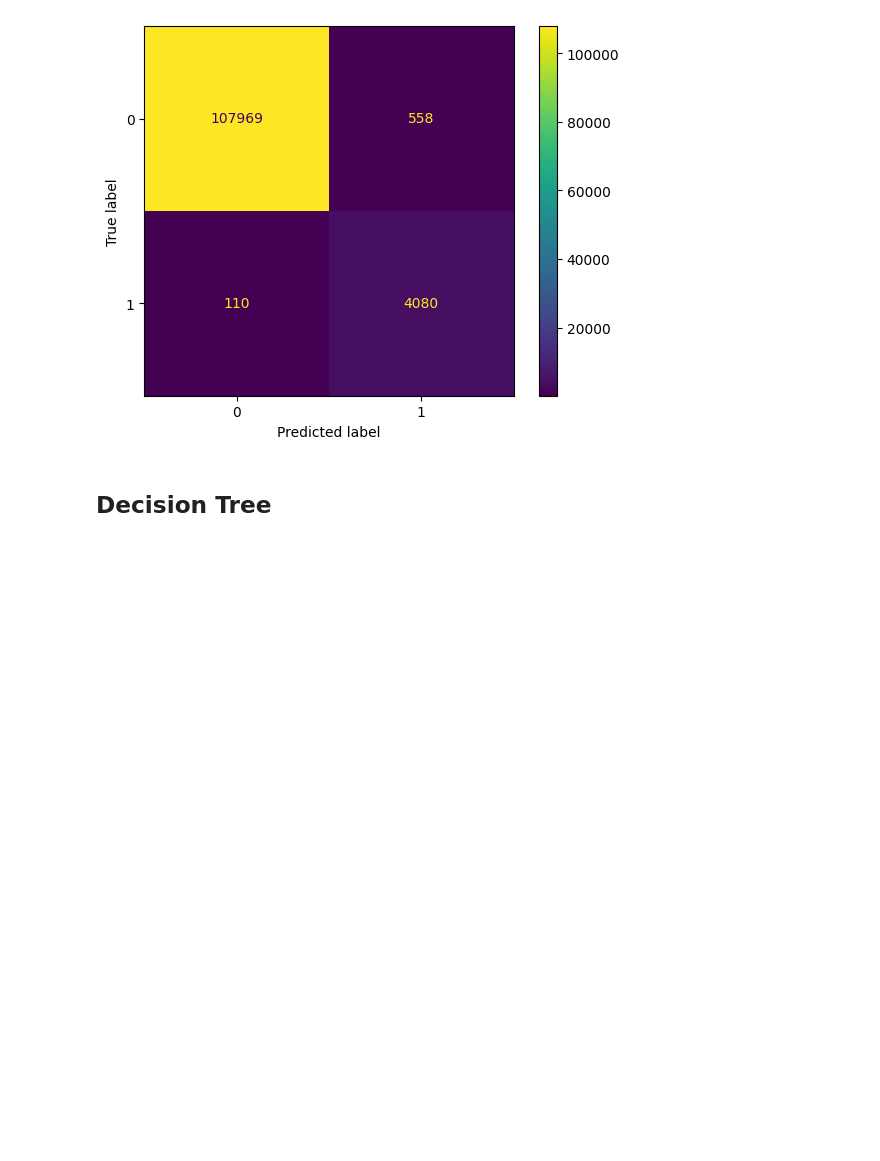
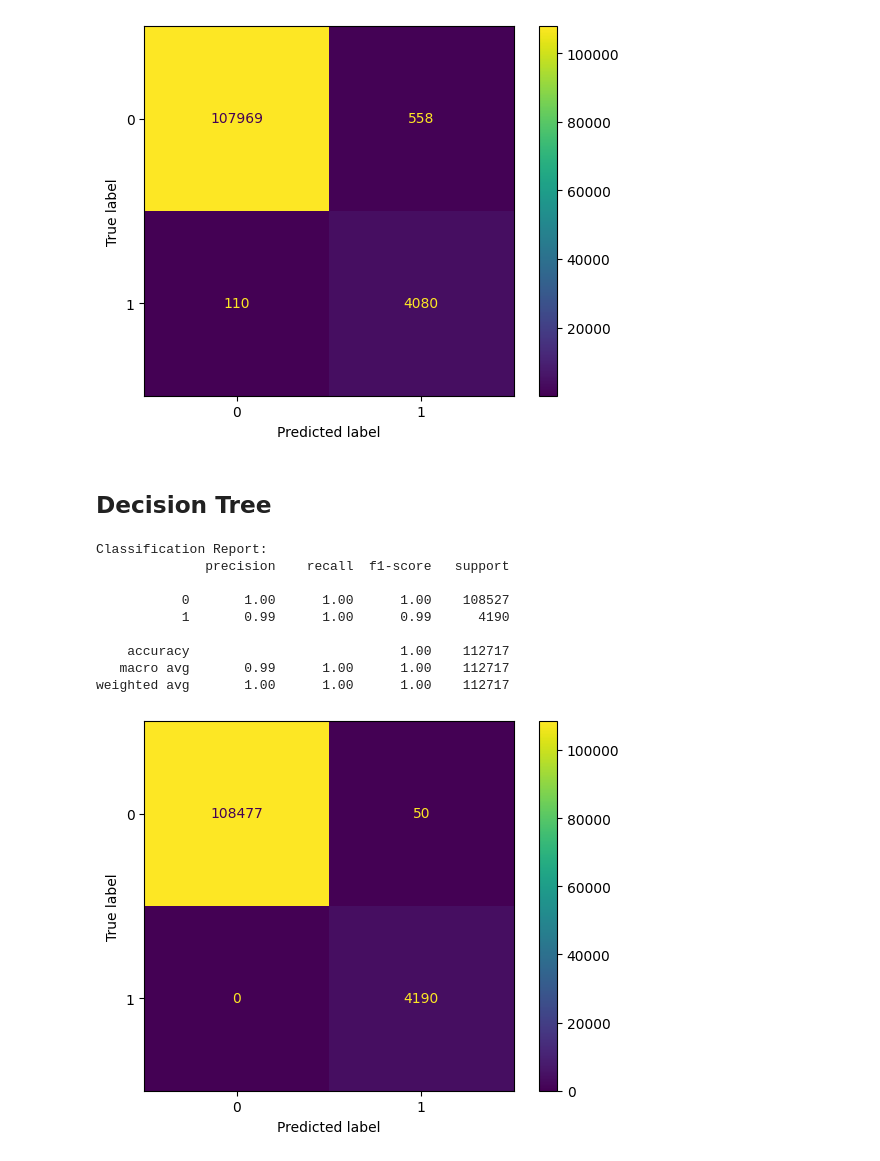
Before and after one commit to stormaref/DataMining-7, a Jupyter notebook: main.ipynb, the cells around one changed output. Drawn from its saved outputs; the diff is of its cells as text; code cells hidden in the pictures; blank space fills up the shorter version.

```diff
--- a/main.ipynb
+++ b/main.ipynb
@@ -377,28 +377,20 @@ weighted avg       0.99      0.99      0.99    112717
 [figure]
 # %% [markdown]
 ## Decision Tree
-# %%
-from sklearn.tree import DecisionTreeClassifier
-from sklearn.model_selection import GridSearchCV
-from sklearn.metrics import make_scorer, f1_score
-
-param_grid = {
-    'max_depth': [2, 4, 8],
-    'min_samples_split': [2, 4],
-    'min_samples_leaf': [1, 2, 4],
-}
-
-dt = DecisionTreeClassifier()
-grid_search = GridSearchCV(dt, param_grid, scoring=make_scorer(f1_score, average='macro'), cv=5)
-grid_search.fit(X_train_selected_balanced_normalized, y_train_balanced)
-
-best_params = grid_search.best_params_
-best_score = grid_search.best_score_
-
-print("Best Parameters:", best_params)
-print("Best Score:", best_score)
-
-best_dt = DecisionTreeClassifier(**best_params)
-best_dt.fit(X_train_selected_balanced_normalized, y_train_balanced)
-y_pred = best_dt.predict(X_test_selected_normalized)
-report(y_test, y_pred)
+# %%
+dt = DecisionTreeClassifier(
+    criterion='entropy', min_samples_leaf=1, min_samples_split=2, max_depth=42)
+dt.fit(X_train_selected_balanced_normalized, y_train_balanced)
+y_pred = dt.predict(X_test_selected_normalized)
+report(y_test, y_pred)
+# %% [output]
+Classification Report:
+              precision    recall  f1-score   support
+
+           0       1.00      1.00      1.00    108527
+           1       0.99      1.00      0.99      4190
+
+    accuracy                           1.00    112717
+   macro avg       0.99      1.00      1.00    112717
+weighted avg       1.00      1.00      1.00    112717
+[figure, added]
```
Also changed, not shown: parts of 1 cell of this notebook.
